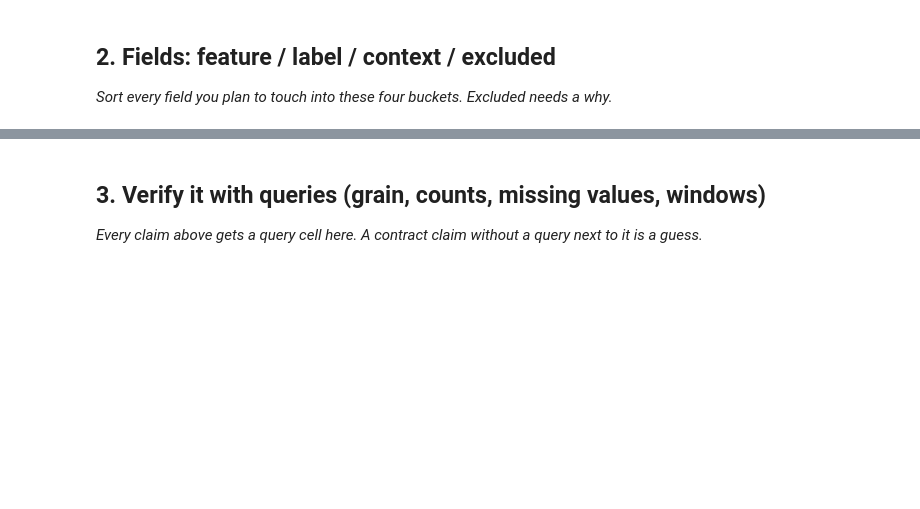
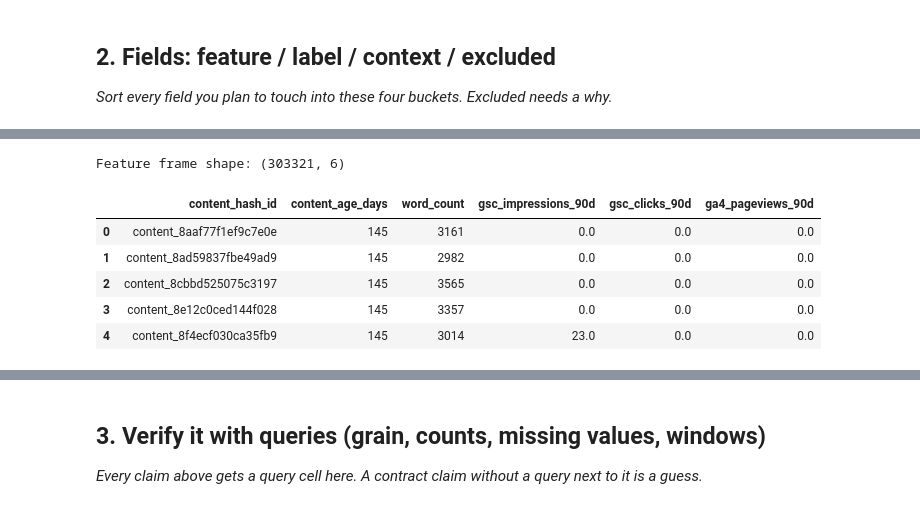
Before and after one commit to prarthanamahesh21-hub/flyrank-ml-internship, a Jupyter notebook: work/notebooks/w03_data_contract.ipynb, the cells around one changed output, grey strips where cells are left out. Cells and saved outputs as stored; diff of their text form; code cells hidden in the pictures; blank space fills up the shorter version.

```diff
--- a/work/notebooks/w03_data_contract.ipynb
+++ b/work/notebooks/w03_data_contract.ipynb
@@ -22,0 +239,72 @@ This skeleton is yours to fill. Work the sections **in order** — each one has
+# %%
+features_march = con.sql("""
+WITH performance_90d AS (
+    SELECT
+        content_hash_id,
+
+        SUM(
+            CASE
+                WHEN gsc_data_available IS TRUE
+                THEN COALESCE(gsc_impressions, 0)
+                ELSE 0
+            END
+        ) AS gsc_impressions_90d,
+
+        SUM(
+            CASE
+                WHEN gsc_data_available IS TRUE
+                THEN COALESCE(gsc_clicks, 0)
+                ELSE 0
+            END
+        ) AS gsc_clicks_90d,
+
+        SUM(
+            CASE
+                WHEN ga4_data_available IS TRUE
+                THEN COALESCE(ga4_pageviews, 0)
+                ELSE 0
+            END
+        ) AS ga4_pageviews_90d
+
+    FROM fact_content_daily_performance
+
+    WHERE report_date >= DATE '2025-12-01'
+      AND report_date < DATE '2026-03-01'
+
+    GROUP BY content_hash_id
+)
+
+SELECT
+    c.content_hash_id,
+
+    DATE_DIFF(
+        'day',
+        CAST(c.content_created_date AS DATE),
+        DATE '2026-03-01'
+    ) AS content_age_days,
+
+    c.word_count,
+    p.gsc_impressions_90d,
+    p.gsc_clicks_90d,
+    p.ga4_pageviews_90d
+
+FROM dim_content c
+
+LEFT JOIN performance_90d p
+    ON c.content_hash_id = p.content_hash_id
+
+WHERE c.content_created_date < DATE '2026-03-01'
+  AND c.is_published IS TRUE
+  AND c.is_deleted IS FALSE
+""").df()
+
+print("Feature frame shape:", features_march.shape)
+features_march.head()
+# %% [output]
+Feature frame shape: (303321, 6)
+|  | content_hash_id | content_age_days | word_count | gsc_impressions_90d | gsc_clicks_90d | ga4_pageviews_90d |
+| 0 | content_8aaf77f1ef9c7e0e | 145 | 3161 | 0.0 | 0.0 | 0.0 |
+| 1 | content_8ad59837fbe49ad9 | 145 | 2982 | 0.0 | 0.0 | 0.0 |
+| 2 | content_8cbbd525075c3197 | 145 | 3565 | 0.0 | 0.0 | 0.0 |
+| 3 | content_8e12c0ced144f028 | 145 | 3357 | 0.0 | 0.0 | 0.0 |
+| 4 | content_8f4ecf030ca35fb9 | 145 | 3014 | 23.0 | 0.0 | 0.0 |
```
Also changed, not shown: parts of 20 cells of this notebook.
